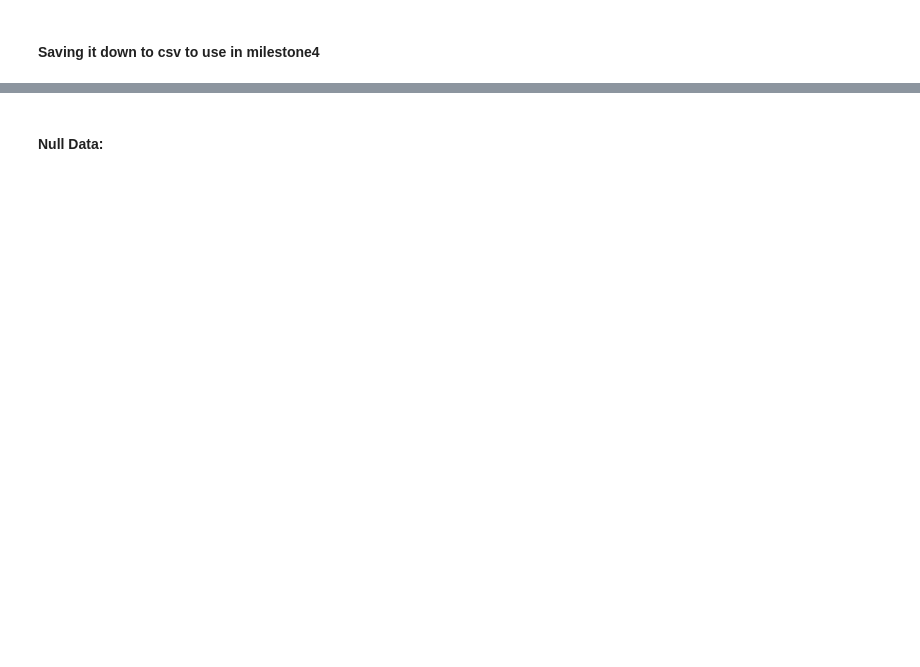
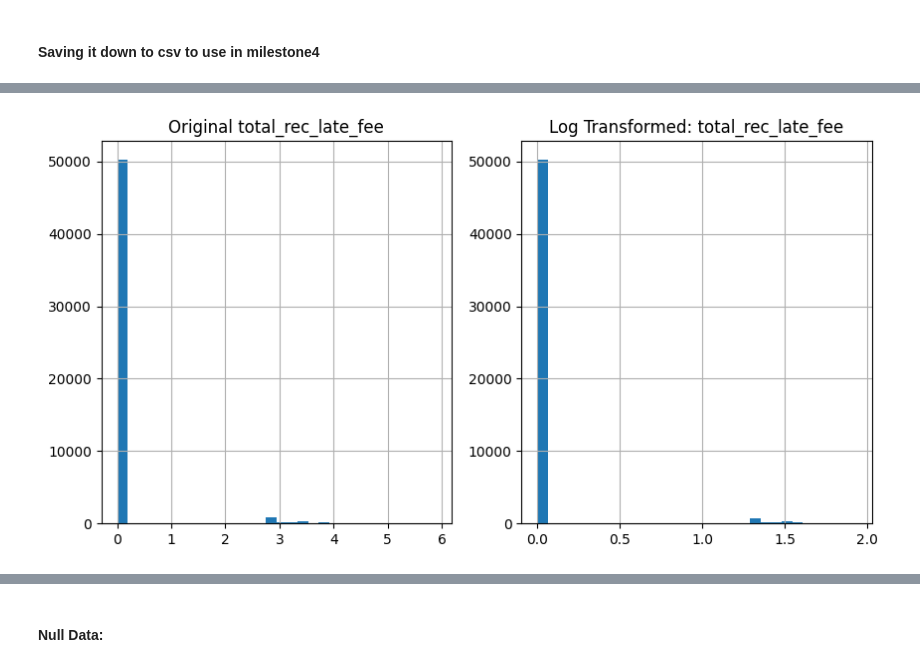
Before and after one commit to Tori2305/Customer_loans_in_finance, a Jupyter notebook: milestone_3.ipynb, the cells around one changed output, grey strips where cells are left out. Cells and saved outputs as stored; diff of their text form; code cells hidden in the pictures; blank space fills up the shorter version.

```diff
--- a/milestone_3.ipynb
+++ b/milestone_3.ipynb
@@ -152,0 +160,10 @@ new_df.to_csv('C:/Users/torig/Project_2/Customer_loans_in_finance/new_dataframe.
+# %%
+from scipy.stats import skew
+
+from transform_data import DataFrameInfo
+numerical_columns = updated_df.select_dtypes(include=['float64', 'int64']).columns.tolist()
+excluded_columns = ['id', 'member_id', 'policy_code']
+numerical_columns = [col for col in numerical_columns if col not in excluded_columns]
+skew_cols = updated_df[numerical_columns].apply(lambda x: skew(x.dropna()))
+
+print(f'Numerical columns for skewness analysis: {numerical_columns}')
@@ -152,0 +174,6 @@ new_df.to_csv('C:/Users/torig/Project_2/Customer_loans_in_finance/new_dataframe.
+# %%
+from scipy.stats import skew
+from transform_data import DataFrameTransform
+
+fixing = DataFrameTransform(updated_df)
+skewed_data = fixing.identify_skewed_columns(updated_df, numerical_columns)
@@ -152,0 +265,2 @@ new_df.to_csv('C:/Users/torig/Project_2/Customer_loans_in_finance/new_dataframe.
+# %%
+transformed_df = fixing.transform_data_based_on_skewness(updated_df, numerical_columns)
@@ -152,0 +324,5 @@ new_df.to_csv('C:/Users/torig/Project_2/Customer_loans_in_finance/new_dataframe.
+# %%
+visualize = Plotter()
+high_skewed_plot = visualize.visualising_column_distribution(updated_df, transformed_df,"total_rec_late_fee")
+# %% [output]
+[figure, added]
```
Also changed, not shown: parts of 43 cells of this notebook, 2 other files.
